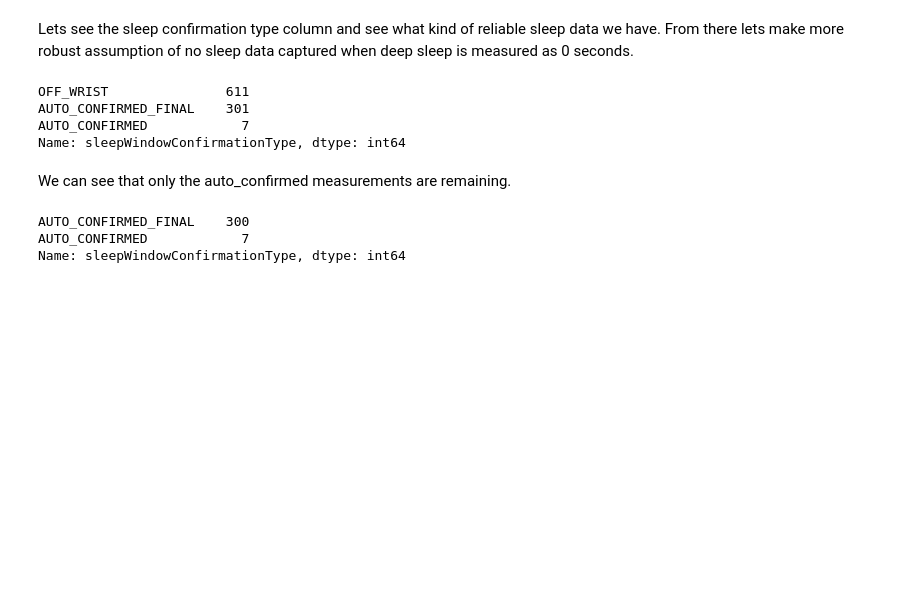
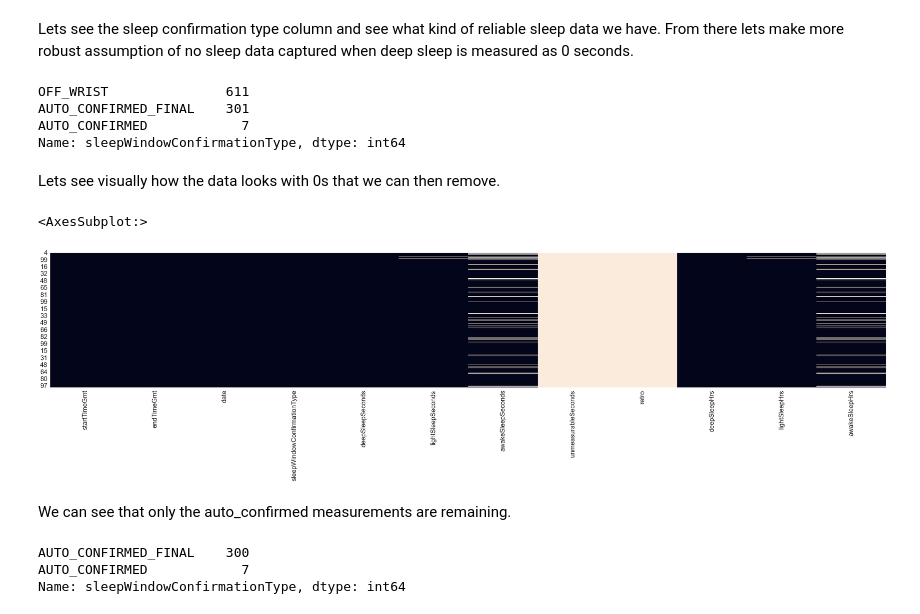
Before and after one commit to ferhat00/garmin_sleep_analysis, a Jupyter notebook: sleep_garmin.ipynb, the cells around one changed output. Drawn from its saved outputs; the diff is of its cells as text; code cells hidden in the pictures; blank space fills up the shorter version.

```diff
--- a/sleep_garmin.ipynb
+++ b/sleep_garmin.ipynb
@@ -201,6 +222,13 @@ OFF_WRIST               611
 AUTO_CONFIRMED_FINAL    301
 AUTO_CONFIRMED            7
 Name: sleepWindowConfirmationType, dtype: int64
+# %% [markdown]
+Lets see visually how the data looks with 0s that we can then remove.
+# %%
+sns.heatmap(df_subset.isin([0]), cbar=False)
+# %% [output]
+<AxesSubplot:>
+[figure, added]
 # %%
 df_subset = df_subset[(df_subset['deepSleepSeconds'] != 0)]
 # %% [markdown]
```
Also changed, not shown: parts of 10 cells of this notebook.
